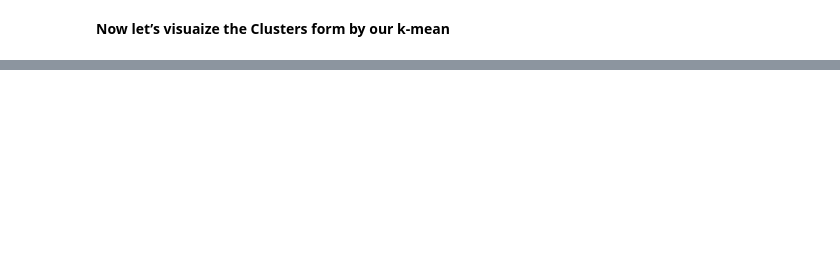
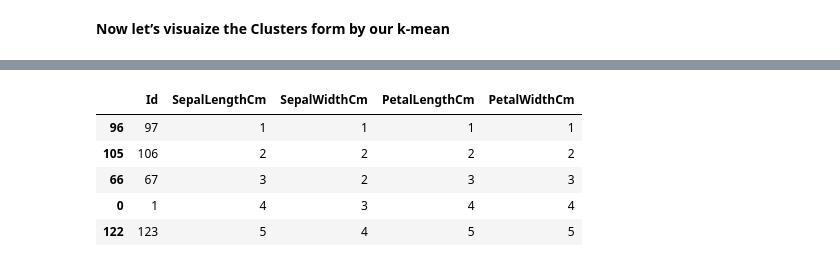
Before and after one commit to MuhammadFaisalAvicenna/datamining, a Jupyter notebook: Notebook.ipynb, the cells around one changed output, grey strips where cells are left out. Cells and saved outputs as stored; diff of their text form; code cells hidden in the pictures; blank space fills up the shorter version.

```diff
--- a/Notebook.ipynb
+++ b/Notebook.ipynb
@@ -757,0 +636,3 @@ ax.legend()
+# %%
+df = pd.read_csv(dataset_url)
+df
@@ -757,0 +672,11 @@ ax.legend()
+# %%
+# Declare feature vector and target variable
+X = df.drop(['Species'], axis=1)
+
+y = df['Species']
+# %%
+# split X and y into training and testing sets
+
+from sklearn.model_selection import train_test_split
+
+X_train, X_test, y_train, y_test = train_test_split(X, y, test_size = 0.33, random_state = 42)
@@ -757,0 +717,18 @@ ax.legend()
+# %%
+# encode variables with ordinal encoding
+
+encoder = ce.OrdinalEncoder(cols=["SepalLengthCm",	"SepalWidthCm",	"PetalLengthCm",	"PetalWidthCm"])
+
+
+X_train = encoder.fit_transform (X_train)
+
+X_test = encoder.transform (X_test)
+# %%
+X_train.head()
+# %% [output]
+|  | Id | SepalLengthCm | SepalWidthCm | PetalLengthCm | PetalWidthCm |
+| 96 | 97 | 1 | 1 | 1 | 1 |
+| 105 | 106 | 2 | 2 | 2 | 2 |
+| 66 | 67 | 3 | 2 | 3 | 3 |
+| 0 | 1 | 4 | 3 | 4 | 4 |
+| 122 | 123 | 5 | 4 | 5 | 5 |
```
Also changed, not shown: parts of 45 cells of this notebook.
